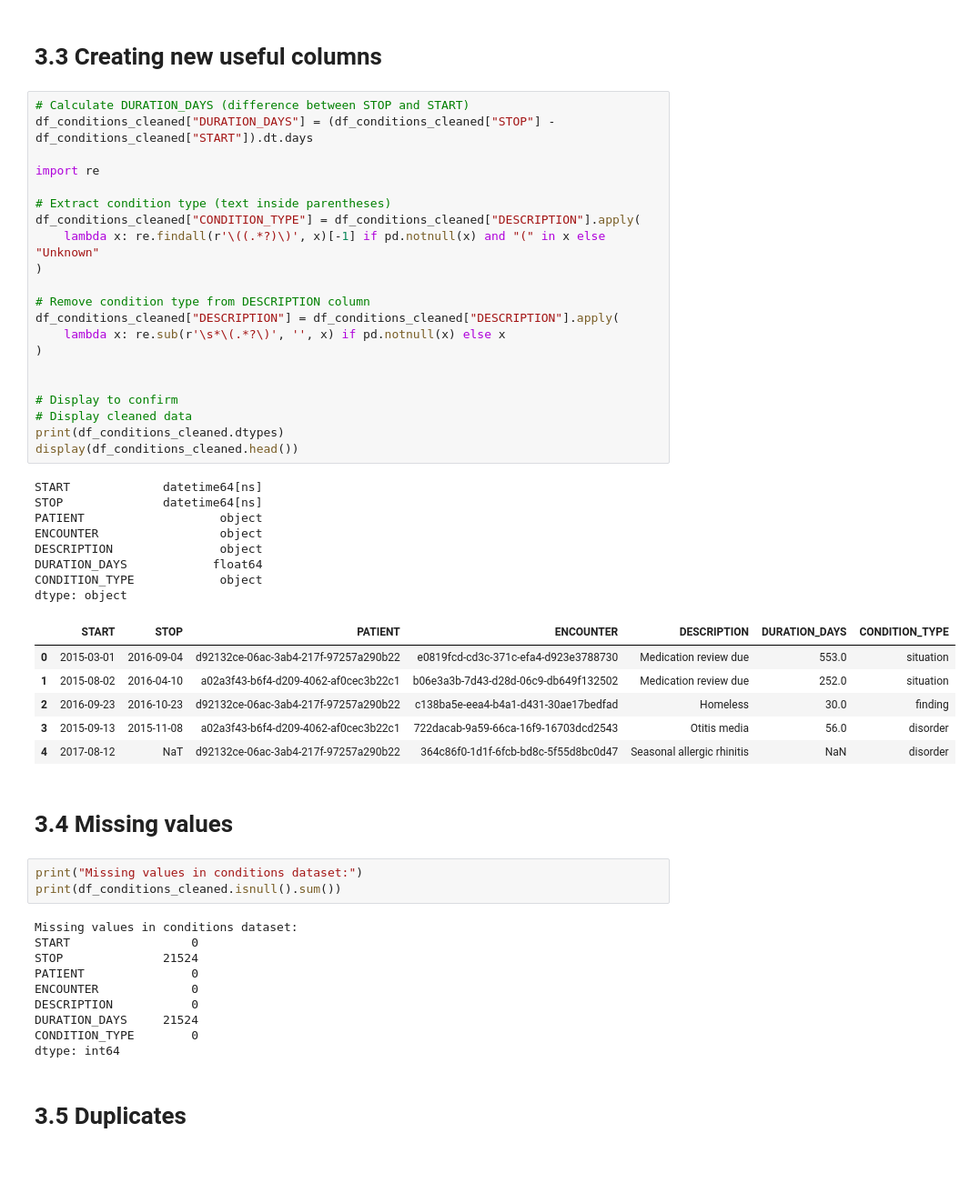
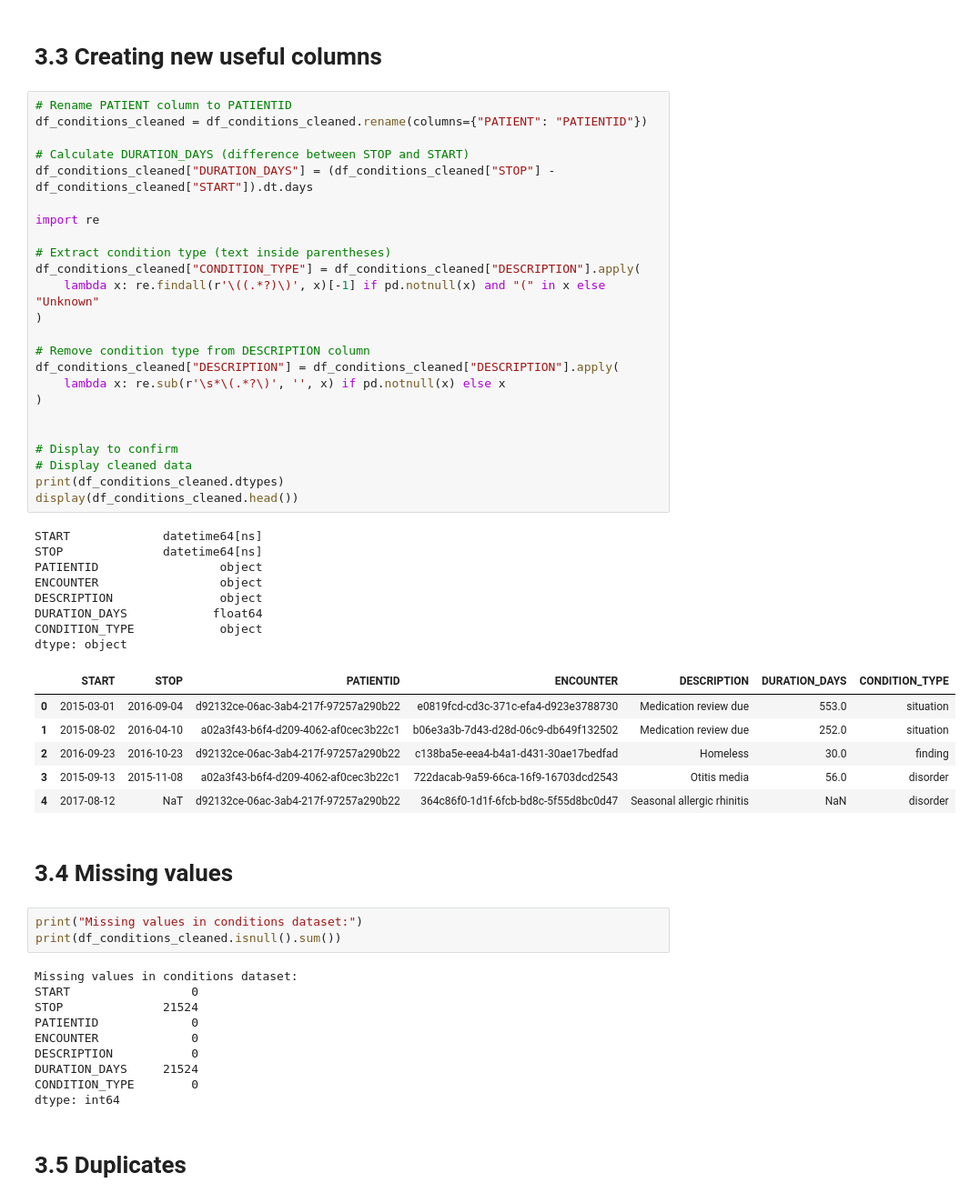
Before and after one commit to mrudula15/mrp_mediq_chatbot, a Jupyter notebook: notebooks/data_exploration.ipynb, the cells around one changed output. Shown: that part at 91% size. Saved outputs shown, nothing was run; the diff lists cells and outputs as text; blank space fills up the shorter version.

```diff
--- a/notebooks/data_exploration.ipynb
+++ b/notebooks/data_exploration.ipynb
@@ -289,36 +288,39 @@ dtype: object
 # %% [markdown]
 # 3.3 Creating new useful columns
 # %%
+# Rename PATIENT column to PATIENTID
+df_conditions_cleaned = df_conditions_cleaned.rename(columns={"PATIENT": "PATIENTID"})
+
 # Calculate DURATION_DAYS (difference between STOP and START)
 df_conditions_cleaned["DURATION_DAYS"] = (df_conditions_cleaned["STOP"] - df_conditions_cleaned["START"]).dt.days
 
 import re
 
 # Extract condition type (text inside parentheses)
 df_conditions_cleaned["CONDITION_TYPE"] = df_conditions_cleaned["DESCRIPTION"].apply(
     lambda x: re.findall(r'\((.*?)\)', x)[-1] if pd.notnull(x) and "(" in x else "Unknown"
 )
 
 # Remove condition type from DESCRIPTION column
 df_conditions_cleaned["DESCRIPTION"] = df_conditions_cleaned["DESCRIPTION"].apply(
     lambda x: re.sub(r'\s*\(.*?\)', '', x) if pd.notnull(x) else x
 )
 
 
 # Display to confirm
 # Display cleaned data
 print(df_conditions_cleaned.dtypes)
 display(df_conditions_cleaned.head())
 # %% [output]
 START             datetime64[ns]
 STOP              datetime64[ns]
-PATIENT                   object
+PATIENTID                 object
 ENCOUNTER                 object
 DESCRIPTION               object
 DURATION_DAYS            float64
 CONDITION_TYPE            object
 dtype: object
-|  | START | STOP | PATIENT | ENCOUNTER | DESCRIPTION | DURATION_DAYS | CONDITION_TYPE |
+|  | START | STOP | PATIENTID | ENCOUNTER | DESCRIPTION | DURATION_DAYS | CONDITION_TYPE |
 | 0 | 2015-03-01 | 2016-09-04 | d92132ce-06ac-3ab4-217f-97257a290b22 | e0819fcd-cd3c-371c-efa4-d923e3788730 | Medication review due | 553.0 | situation |
 | 1 | 2015-08-02 | 2016-04-10 | a02a3f43-b6f4-d209-4062-af0cec3b22c1 | b06e3a3b-7d43-d28d-06c9-db649f132502 | Medication review due | 252.0 | situation |
 | 2 | 2016-09-23 | 2016-10-23 | d92132ce-06ac-3ab4-217f-97257a290b22 | c138ba5e-eea4-b4a1-d431-30ae17bedfad | Homeless | 30.0 | finding |
@@ -333,7 +335,7 @@ print(df_conditions_cleaned.isnull().sum())
 Missing values in conditions dataset:
 START                 0
 STOP              21524
-PATIENT               0
+PATIENTID             0
 ENCOUNTER             0
 DESCRIPTION           0
 DURATION_DAYS     21524
```
Also changed, not shown: parts of 1 cell of this notebook.
